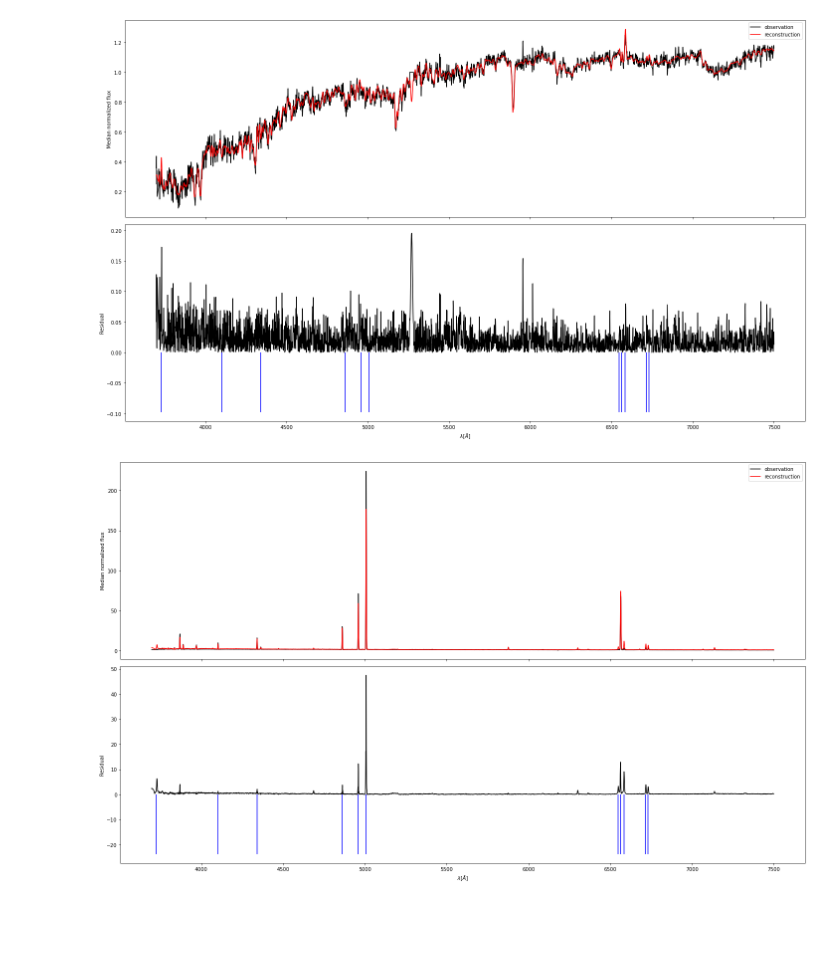
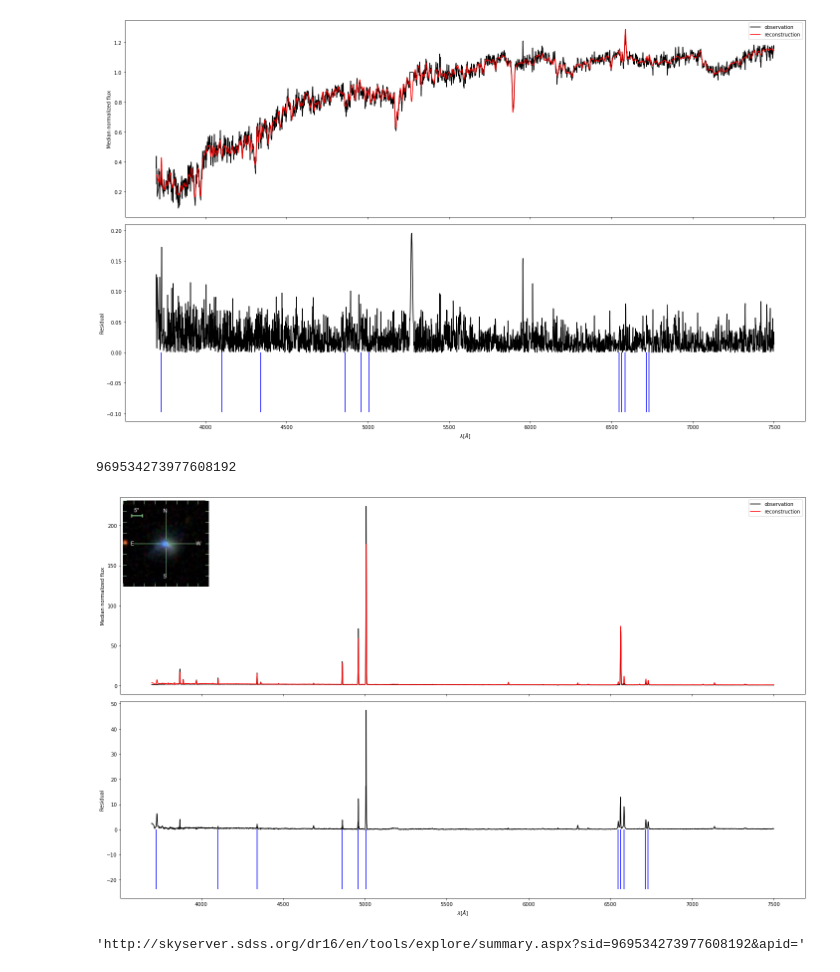
Before and after one commit to ed-ortizm/anomaly, a Jupyter notebook: explore/residual_scores.ipynb, the cells around one changed output. Drawn from its saved outputs; the diff is of its cells as text; code cells hidden in the pictures; blank space fills up the shorter version.

Commit message:
feature: add functionality to explore results in utils module

```diff
--- a/explore/residual_scores.ipynb
+++ b/explore/residual_scores.ipynb
@@ -124,16 +124,14 @@ scores_names = {
     "mad_filter_250kms_rel97": "MAD relative score ignoring 3% of largest residuals with a 250 kms filter"
 }
 # %%
-scores_df = {}
+df_scores = {}
 
 for score_name in scores_names.keys():
 
-    df_scores = pd.read_csv(
+    df_scores[score_name] = pd.read_csv(
         f"{scores_directory}/{score_name}/top_anomalies.csv.gz",
         index_col="specobjid",
     )
-
-    scores_df[score_name] = score_df
 # %% [markdown]
 ## Different ways of residuals
 # %%
@@ -280,7 +277,7 @@ rank = 12
 fig, axs = plot_residual()
 
 specobjid = df_scores[score].index[-rank]
-
+print(specobjid)
 idx = specobjid_to_idx(specobjid, ids)
 
 observation, reconstruction, residual = compare(idx)
@@ -292,35 +289,40 @@ axs[1].set_xlabel("$\lambda [\AA]$")
 axs[0].plot(wave, observation, c="black", label="observation")
 axs[0].plot(wave, reconstruction, c="red", label="reconstruction")
 axs[1].plot(wave, residual, c="black")
 
 axs[0].legend()
 
 
 if show_lines is True:
     for line in GALAXY_LINES:
         axs[1].vlines(
             GALAXY_LINES[line],
             ymin=0, ymax=-residual.max()*0.5,
             color="blue"
             )
 # Download sdss image
 ra = df_scores[score].loc[specobjid, "ra"]
 dec = df_scores[score].loc[specobjid, "dec"]
 meta.get_sdss_image(
     specobjid=specobjid,
     coordinates=(ra, dec),
     save_to=save_to,
     image_format="pdf"
 )
 
 # plot image
 galaxy_image = plt.imread(f"{save_to}/{specobjid}.pdf")
-image_axis = fig.add_axes([0.81, 0.62, 0.2, 0.2])
+image_axis = fig.add_axes([0., 0.78, 0.2, 0.2])
 image_axis.imshow(galaxy_image)
 image_axis.axis("off")
 
-# plot_name = f"rank_{abs(rank)}_{metric}"
-# # fig.savefig(f"{save_to}/{plot_name}.png")
-# fig.savefig(f"{save_to}/{plot_name}.pdf")
+plot_name = f"rank_{abs(rank):03d}"
+fig.savefig(f"{save_to}/{plot_name}.jpg")
+fig.savefig(f"{save_to}/{plot_name}.pdf")
 # %% [output]
+969534273977608192
-[figure, old version]
+[figure, new version]
+# %%
+meta.get_sky_server_url(969534273977608192)
+# %% [output]
+'http://skyserver.sdss.org/dr16/en/tools/explore/summary.aspx?sid=969534273977608192&apid='
```
Also changed, not shown: parts of 3 cells of this notebook, 2 other files.
